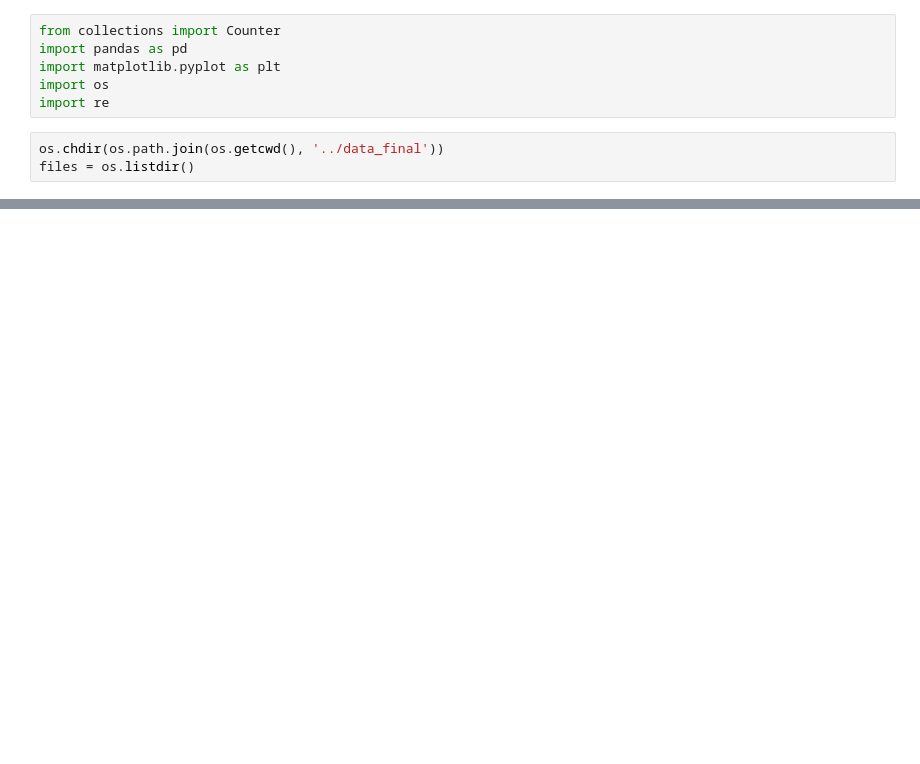
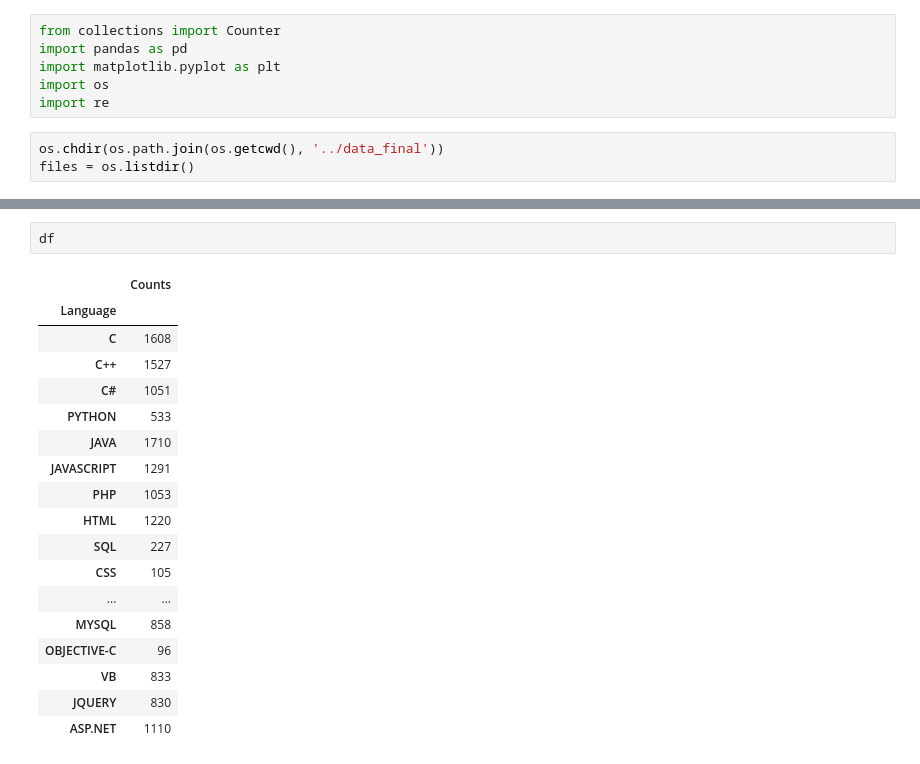
Before and after one commit to SonyChan0807/III, a Jupyter notebook: Python/job_wc/code/Plot_chart.ipynb, the cells around one changed output, grey strips where cells are left out. Drawn from its saved outputs; the diff is of its cells as text; blank space fills up the shorter version.

```diff
--- a/Python/job_wc/code/Plot_chart.ipynb
+++ b/Python/job_wc/code/Plot_chart.ipynb
@@ -73,3 +77,24 @@ SCALA             2
+# %%
+df
+# %% [output]
+|  | Counts |
+| Language |  |
+| C | 1608 |
+| C++ | 1527 |
+| C# | 1051 |
+| PYTHON | 533 |
+| JAVA | 1710 |
+| JAVASCRIPT | 1291 |
+| PHP | 1053 |
+| HTML | 1220 |
+| SQL | 227 |
+| CSS | 105 |
+| ... | ... |
+| MYSQL | 858 |
+| OBJECTIVE-C | 96 |
+| VB | 833 |
+| JQUERY | 830 |
+| ASP.NET | 1110 |
 # %%
 # Method-2
 
```
Also changed, not shown: parts of 5 cells of this notebook, 4 other files.
